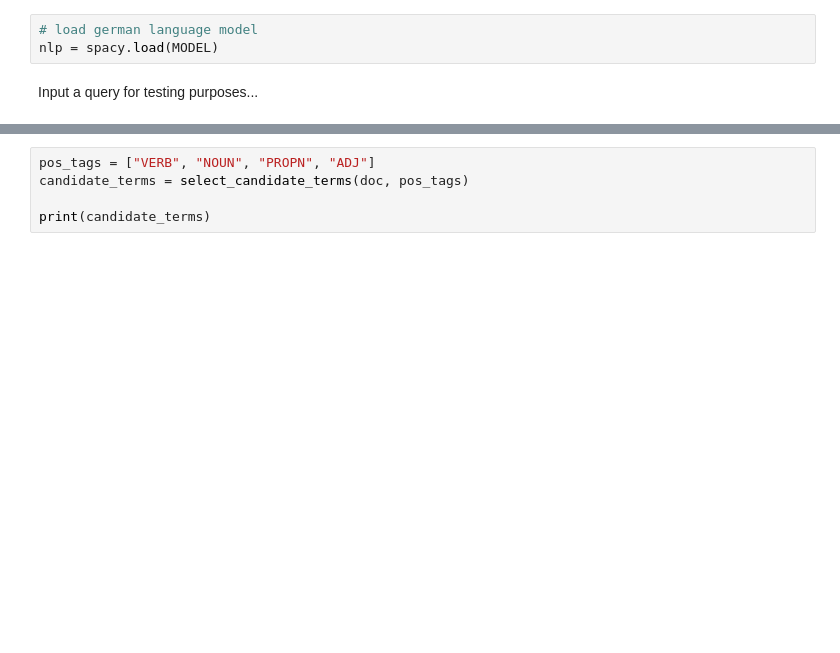
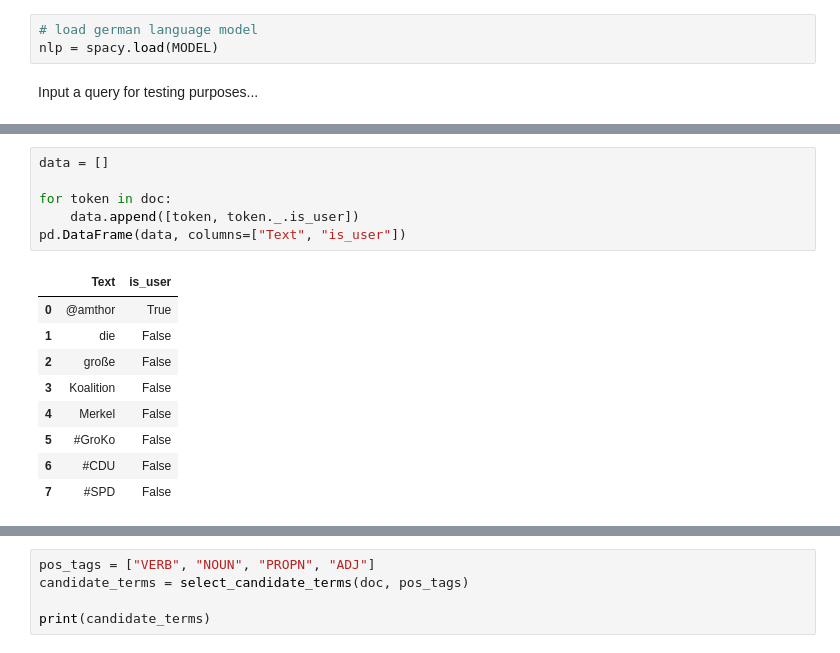
Before and after one commit to JasonPy/twitter-query-expansion, a Jupyter notebook: query-reformulation-pipeline.ipynb, the cells around one changed output, grey strips where cells are left out. Drawn from its saved outputs; the diff is of its cells as text; blank space fills up the shorter version.

```diff
--- a/query-reformulation-pipeline.ipynb
+++ b/query-reformulation-pipeline.ipynb
@@ -209,0 +112,16 @@ def select_candidate_terms(doc: spacy.tokens.doc.Doc, pos_tags):
+# %%
+data = []
+
+for token in doc:
+    data.append([token, token._.is_user])
+pd.DataFrame(data, columns=["Text", "is_user"])
+# %% [output]
+|  | Text | is_user |
+| 0 | @amthor | True |
+| 1 | die | False |
+| 2 | große | False |
+| 3 | Koalition | False |
+| 4 | Merkel | False |
+| 5 | #GroKo | False |
+| 6 | #CDU | False |
+| 7 | #SPD | False |
```
Also changed, not shown: parts of 48 cells of this notebook, 5 other files.
